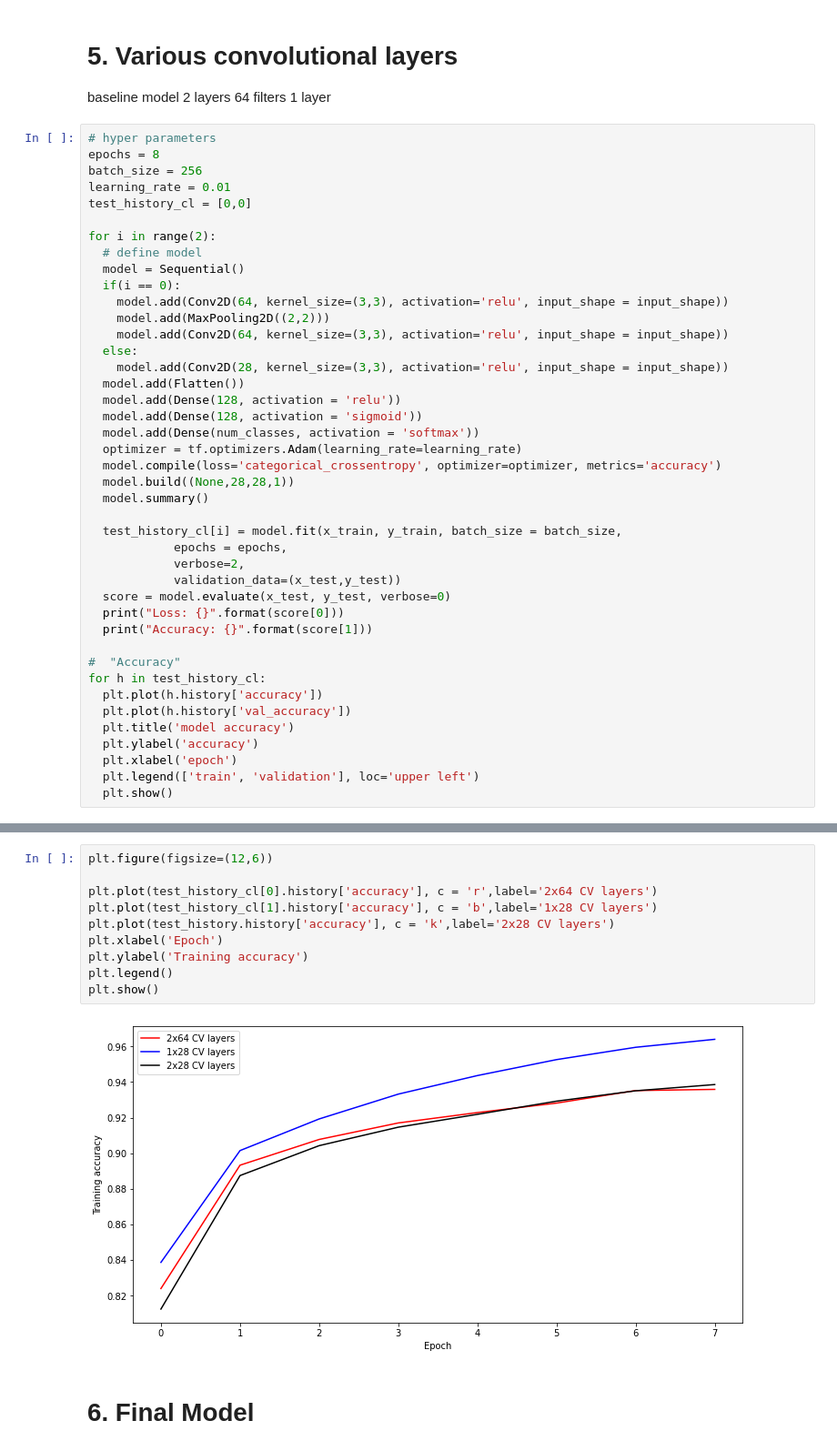
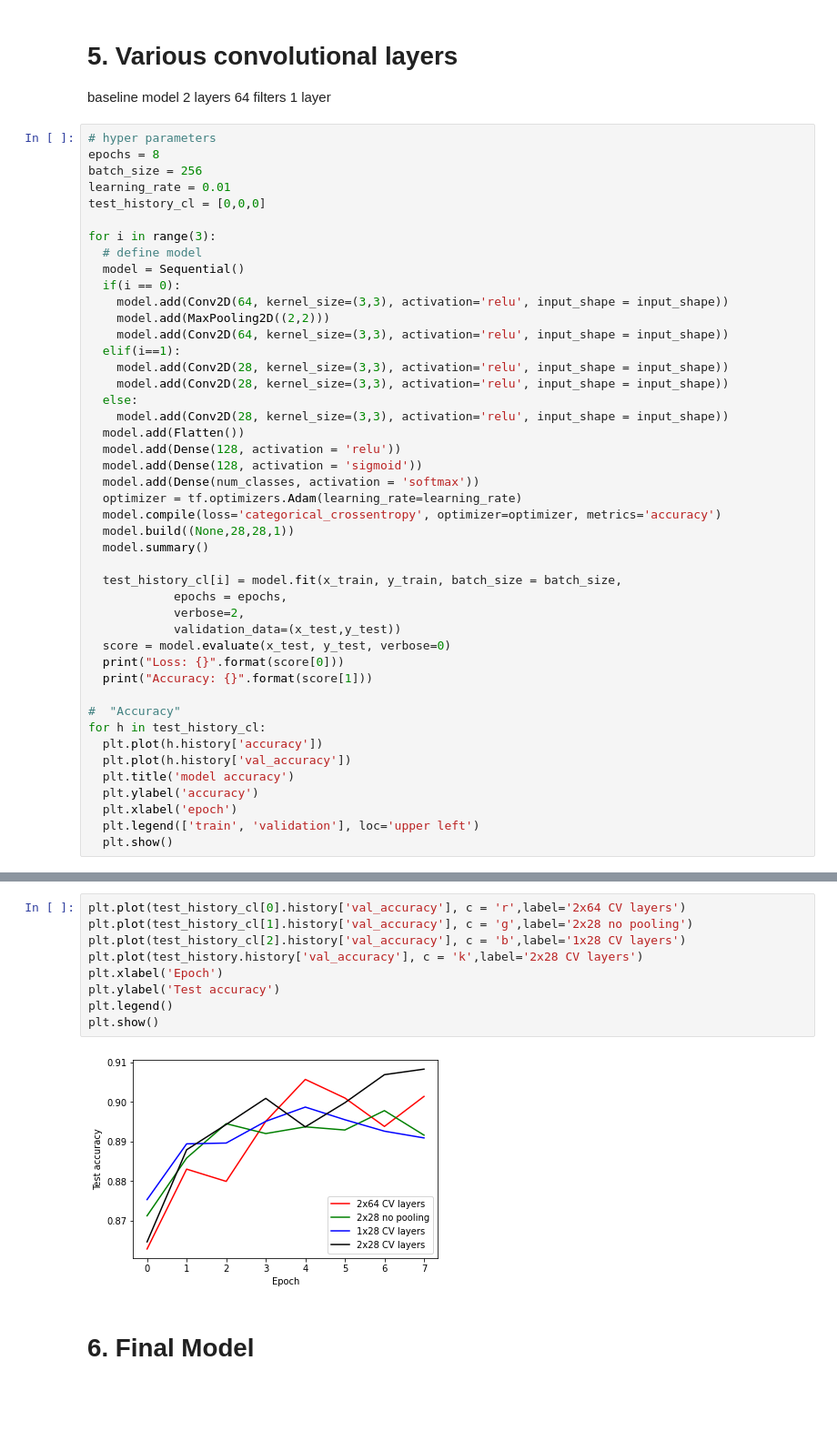
Before and after one commit to rileykc98/478Project, a Jupyter notebook: 478Project.ipynb, the cells around one changed output, grey strips where cells are left out. Shown at 91% size. Saved outputs shown, nothing was run; the diff lists cells and outputs as text; blank space fills up the shorter version.

```diff
--- a/478Project.ipynb
+++ b/478Project.ipynb
@@ -356,15 +350,18 @@ baseline model
 epochs = 8
 batch_size = 256
 learning_rate = 0.01
-test_history_cl = [0,0]
+test_history_cl = [0,0,0]
 
-for i in range(2):
+for i in range(3):
   # define model
   model = Sequential()
   if(i == 0):
     model.add(Conv2D(64, kernel_size=(3,3), activation='relu', input_shape = input_shape))
     model.add(MaxPooling2D((2,2)))
     model.add(Conv2D(64, kernel_size=(3,3), activation='relu', input_shape = input_shape))
+  elif(i==1):
+    model.add(Conv2D(28, kernel_size=(3,3), activation='relu', input_shape = input_shape))
+    model.add(Conv2D(28, kernel_size=(3,3), activation='relu', input_shape = input_shape))
   else:
     model.add(Conv2D(28, kernel_size=(3,3), activation='relu', input_shape = input_shape))
   model.add(Flatten())
@@ -416,15 +414,14 @@ Accuracy: 0.8981999754905701
 # %%
-plt.figure(figsize=(12,6))
-
-plt.plot(test_history_cl[0].history['accuracy'], c = 'r',label='2x64 CV layers')
-plt.plot(test_history_cl[1].history['accuracy'], c = 'b',label='1x28 CV layers')
-plt.plot(test_history.history['accuracy'], c = 'k',label='2x28 CV layers')
+plt.plot(test_history_cl[0].history['val_accuracy'], c = 'r',label='2x64 CV layers')
+plt.plot(test_history_cl[1].history['val_accuracy'], c = 'g',label='2x28 no pooling')
+plt.plot(test_history_cl[2].history['val_accuracy'], c = 'b',label='1x28 CV layers')
+plt.plot(test_history.history['val_accuracy'], c = 'k',label='2x28 CV layers')
 plt.xlabel('Epoch')
-plt.ylabel('Training accuracy')
+plt.ylabel('Test accuracy')
 plt.legend()
 plt.show()
 # %% [output]
-[figure, old version]
+[figure, new version]
 # %% [markdown]
 # 6. Final Model
 # %%
```
Also changed, not shown: parts of 11 cells of this notebook.
